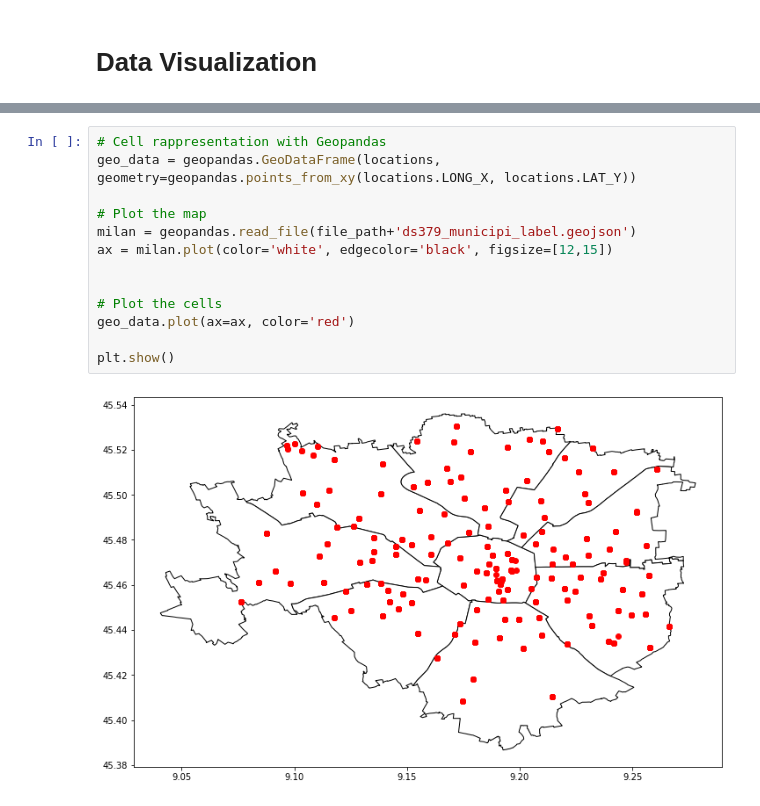
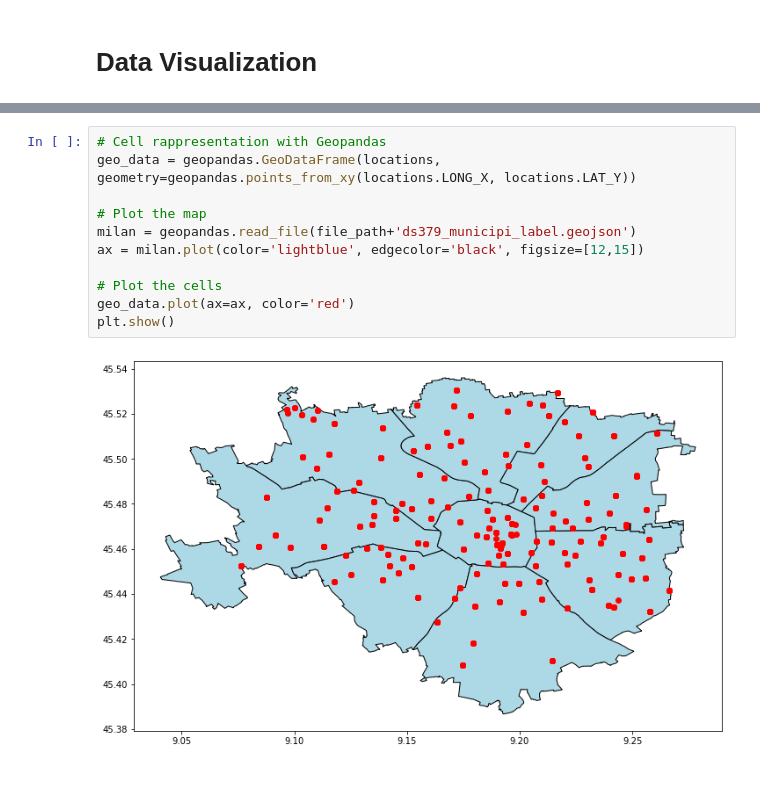
Before and after one commit to Patatone/Analysis-of-the-COVID-19-impact-on-LTE-Networks, a Jupyter notebook: Analysis_of_the_COVID_19_impact_on_LTE_Networks.ipynb, the cells around one changed output, grey strips where cells are left out. Drawn from its saved outputs; the diff is of its cells as text.

```diff
--- a/Analysis_of_the_COVID_19_impact_on_LTE_Networks.ipynb
+++ b/Analysis_of_the_COVID_19_impact_on_LTE_Networks.ipynb
@@ -188,15 +297,13 @@ plt.show()
 # %%
 # Cell rappresentation with Geopandas
 geo_data = geopandas.GeoDataFrame(locations, geometry=geopandas.points_from_xy(locations.LONG_X, locations.LAT_Y))
 
 # Plot the map
 milan = geopandas.read_file(file_path+'ds379_municipi_label.geojson')
-ax = milan.plot(color='white', edgecolor='black', figsize=[12,15])
-
+ax = milan.plot(color='lightblue', edgecolor='black', figsize=[12,15])
 
 # Plot the cells
 geo_data.plot(ax=ax, color='red')
-
 plt.show()
 # %% [output]
-[figure, old version]
+[figure, new version]
```
Also changed, not shown: parts of 13 cells of this notebook.
